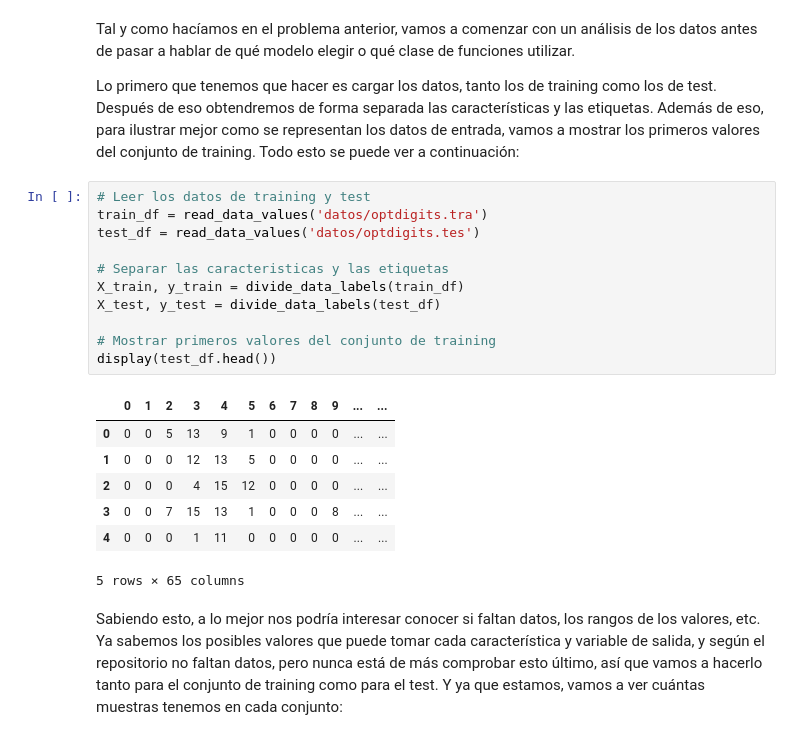
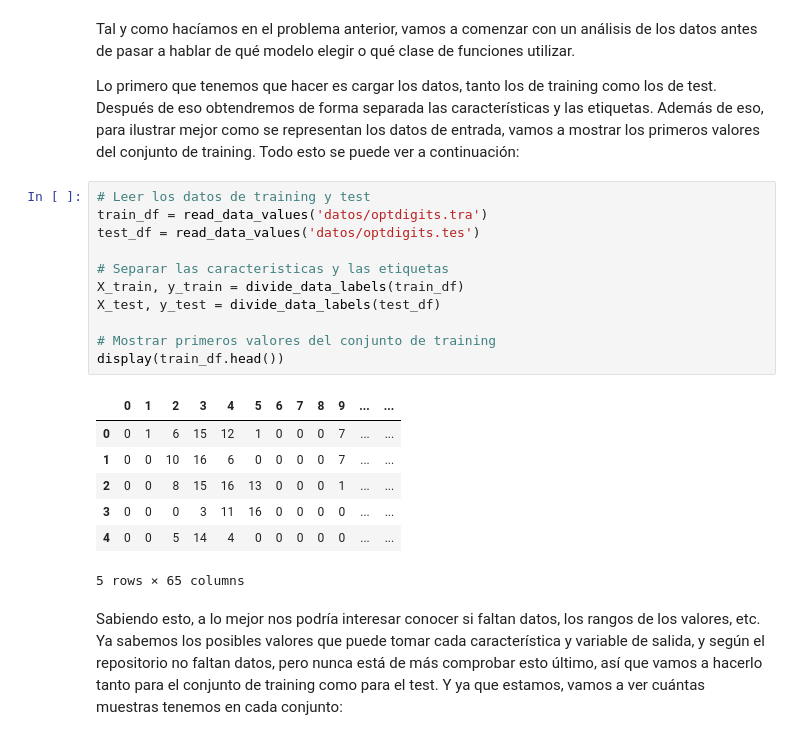
Before and after one commit to Vol0kin/ugr_aprendizaje_automatico, a Jupyter notebook: P3/memoria.ipynb, the cells around one changed output. Cells and saved outputs as stored; diff of their text form.

```diff
--- a/P3/memoria.ipynb
+++ b/P3/memoria.ipynb
@@ -554,21 +554,21 @@ Lo primero que tenemos que hacer es cargar los datos, tanto los de training como
 # %%
 # Leer los datos de training y test
 train_df = read_data_values('datos/optdigits.tra')
 test_df = read_data_values('datos/optdigits.tes')
 
 # Separar las caracteristicas y las etiquetas
 X_train, y_train = divide_data_labels(train_df)
 X_test, y_test = divide_data_labels(test_df)
 
 # Mostrar primeros valores del conjunto de training
-display(test_df.head())
+display(train_df.head())
 # %% [output]
 |  | 0 | 1 | 2 | 3 | 4 | 5 | 6 | 7 | 8 | 9 | ... | ... |
-| 0 | 0 | 0 | 5 | 13 | 9 | 1 | 0 | 0 | 0 | 0 | ... | ... |
-| 1 | 0 | 0 | 0 | 12 | 13 | 5 | 0 | 0 | 0 | 0 | ... | ... |
-| 2 | 0 | 0 | 0 | 4 | 15 | 12 | 0 | 0 | 0 | 0 | ... | ... |
-| 3 | 0 | 0 | 7 | 15 | 13 | 1 | 0 | 0 | 0 | 8 | ... | ... |
-| 4 | 0 | 0 | 0 | 1 | 11 | 0 | 0 | 0 | 0 | 0 | ... | ... |
+| 0 | 0 | 1 | 6 | 15 | 12 | 1 | 0 | 0 | 0 | 7 | ... | ... |
+| 1 | 0 | 0 | 10 | 16 | 6 | 0 | 0 | 0 | 0 | 7 | ... | ... |
+| 2 | 0 | 0 | 8 | 15 | 16 | 13 | 0 | 0 | 0 | 1 | ... | ... |
+| 3 | 0 | 0 | 0 | 3 | 11 | 16 | 0 | 0 | 0 | 0 | ... | ... |
+| 4 | 0 | 0 | 5 | 14 | 4 | 0 | 0 | 0 | 0 | 0 | ... | ... |
 5 rows × 65 columns
 # %% [markdown]
 Sabiendo esto, a lo mejor nos podría interesar conocer si faltan datos, los rangos de los valores, etc. Ya sabemos los posibles valores que puede tomar cada característica y variable de salida, y según el repositorio no faltan datos, pero nunca está de más comprobar esto último, así que vamos a hacerlo tanto para el conjunto de training como para el test. Y ya que estamos, vamos a ver cuántas muestras tenemos en cada conjunto:
```
Also changed, not shown: 4 other files.
